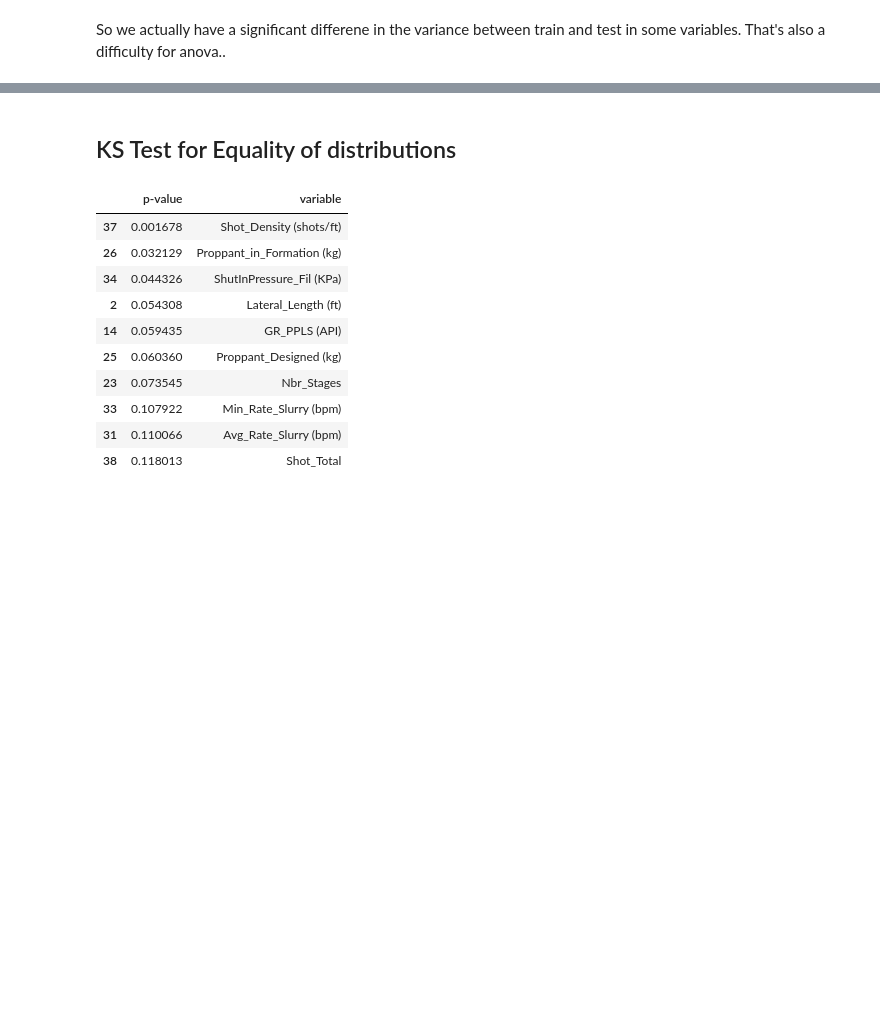
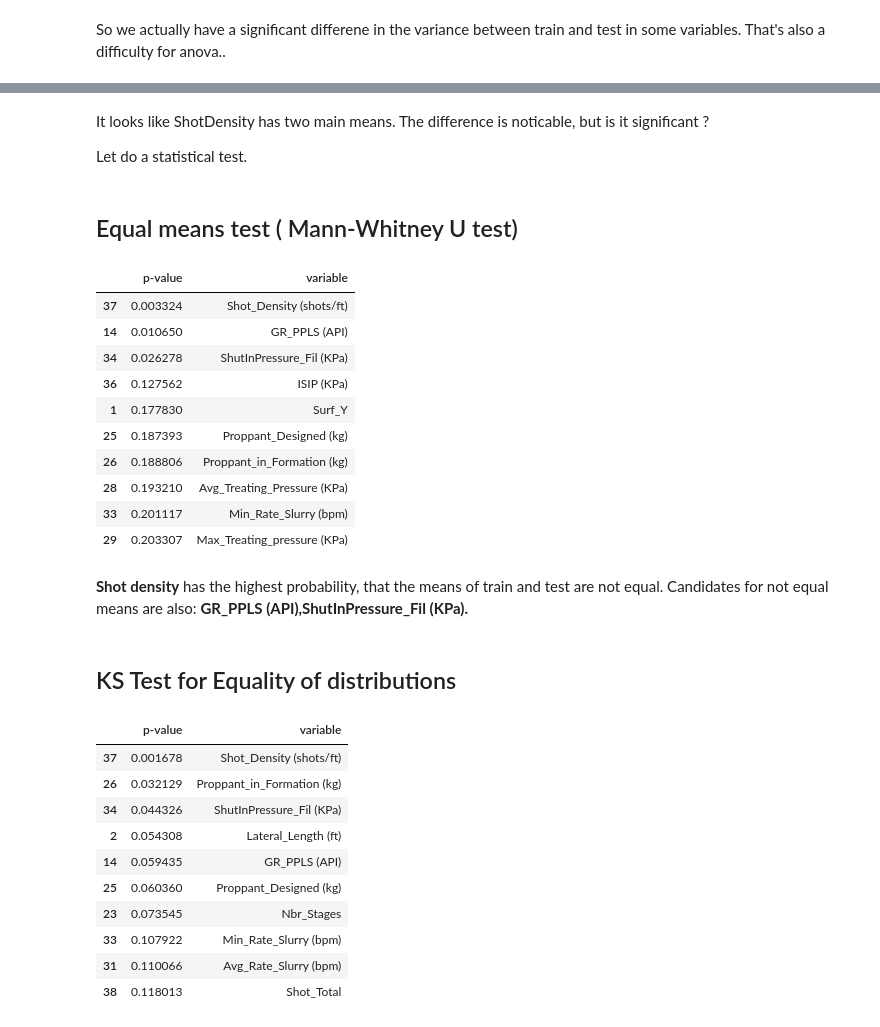
Before and after one commit to rmaliki/ProjetISA, a Jupyter notebook: Code +Data/Distributions train vs Distributions test.ipynb, the cells around one changed output, grey strips where cells are left out. Drawn from its saved outputs; the diff is of its cells as text; code cells hidden in the pictures; blank space fills up the shorter version.

```diff
--- a/Code +Data/Distributions train vs Distributions test.ipynb
+++ b/Code +Data/Distributions train vs Distributions test.ipynb
@@ -118,3 +122,31 @@ At least visually we cannot see a significant difference. ( we will do a ks test
+# %% [markdown]
+It looks like ShotDensity has two main means.
+The difference is noticable, but is it significant ?
+
+Let do a statistical test.
+# %% [markdown]
+ ## Equal means test ( Mann-Whitney U test)
+# %%
+mwTests=[(sp.stats.mannwhitneyu(train[name],test[name]).pvalue,name) for name in names]
+mwTests=pd.DataFrame(mwTests)
+mwTests.columns=('p-value','variable')
+mwTests=mwTests.sort_values('p-value')
+mwTests[:10]
+# %% [output]
+|  | p-value | variable |
+| 37 | 0.003324 | Shot_Density (shots/ft) |
+| 14 | 0.010650 | GR_PPLS (API) |
+| 34 | 0.026278 | ShutInPressure_Fil (KPa) |
+| 36 | 0.127562 | ISIP (KPa) |
+| 1 | 0.177830 | Surf_Y |
+| 25 | 0.187393 | Proppant_Designed (kg) |
+| 26 | 0.188806 | Proppant_in_Formation (kg) |
+| 28 | 0.193210 | Avg_Treating_Pressure (KPa) |
+| 33 | 0.201117 | Min_Rate_Slurry (bpm) |
+| 29 | 0.203307 | Max_Treating_pressure (KPa) |
+# %% [markdown]
+**Shot density** has the highest probability, that the means of train and test are not equal.
+Candidates for not equal means are also: **GR_PPLS (API),ShutInPressure_Fil (KPa).**
 # %% [markdown]
 ## KS Test for Equality of distributions
 # %%
```
Also changed, not shown: parts of 11 cells of this notebook, 1 other file.
